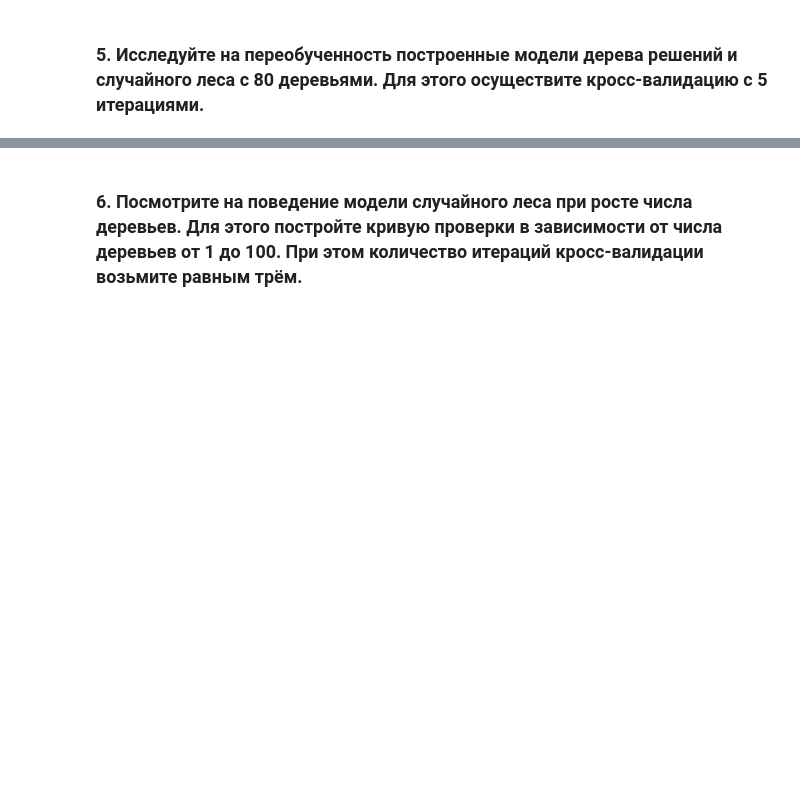
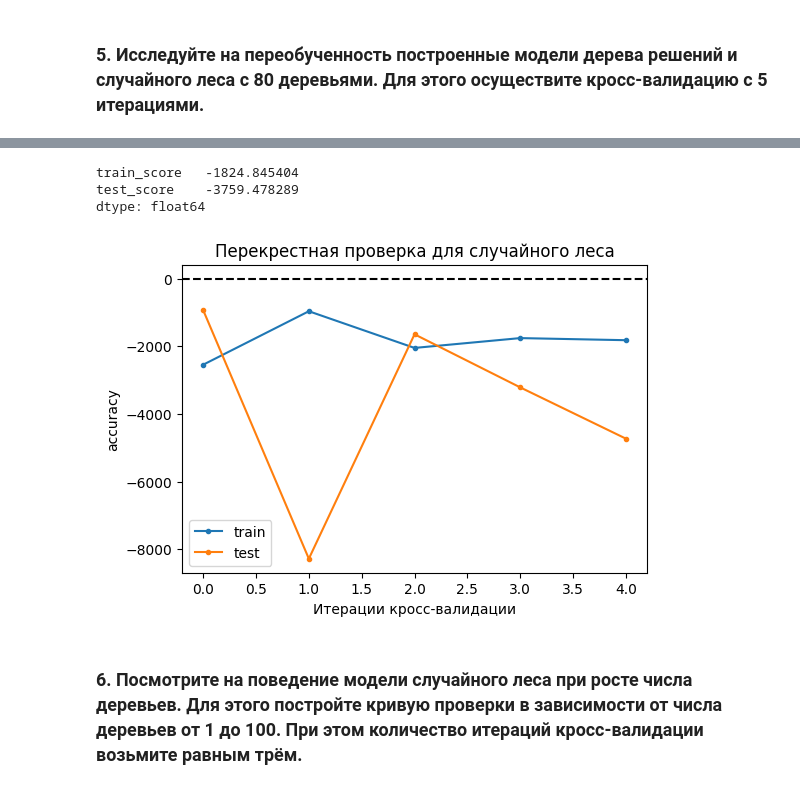
Before and after one commit to consciousnss/fa-machine-learning, a Jupyter notebook: semestr2/random_forest/6_random_forest.ipynb, the cells around one changed output, grey strips where cells are left out. Cells and saved outputs as stored; diff of their text form; code cells hidden in the pictures; blank space fills up the shorter version.

```diff
--- a/semestr2/random_forest/6_random_forest.ipynb
+++ b/semestr2/random_forest/6_random_forest.ipynb
@@ -302,0 +421,8 @@ tree_clf.score(X_test, y_test)
+# %%
+cv_results = cross_validate(forest_reg,
+                            X_train, y_train,
+                            cv=5,
+                            scoring='neg_root_mean_squared_error',
+                            return_train_score=True)
+scores_rf = pd.DataFrame(cv_results)[['train_score', 'test_score']]
+scores_rf
@@ -303,2 +436,23 @@ tree_clf.score(X_test, y_test)
+# %%
+scores_rf.mean(axis=0)
+# %% [output]
+train_score   -1824.845404
+test_score    -3759.478289
+dtype: float64
+# %%
+plt.figure(figsize=(6, 4))
+
+plt.plot(scores_rf.iloc[:, 0], label='train', marker='.')
+plt.plot(scores_rf.iloc[:, 1], label='test',  marker='.')
+plt.axhline(y=1, color='black', ls='dashed')
+
+plt.title('Перекрестная проверка для случайного леса')
+plt.xlabel('Итерации кросс-валидации')
+plt.ylabel('accuracy')
+
+plt.legend()
+plt.show()
+# %% [output]
+[figure, added]
 # %% [markdown]
  ### 6. Посмотрите на поведение модели случайного леса при росте числа деревьев. Для этого постройте кривую проверки в зависимости от числа деревьев от 1 до 100. При этом количество итераций кросс-валидации возьмите равным трём.
```
Also changed, not shown: parts of 30 cells of this notebook.
